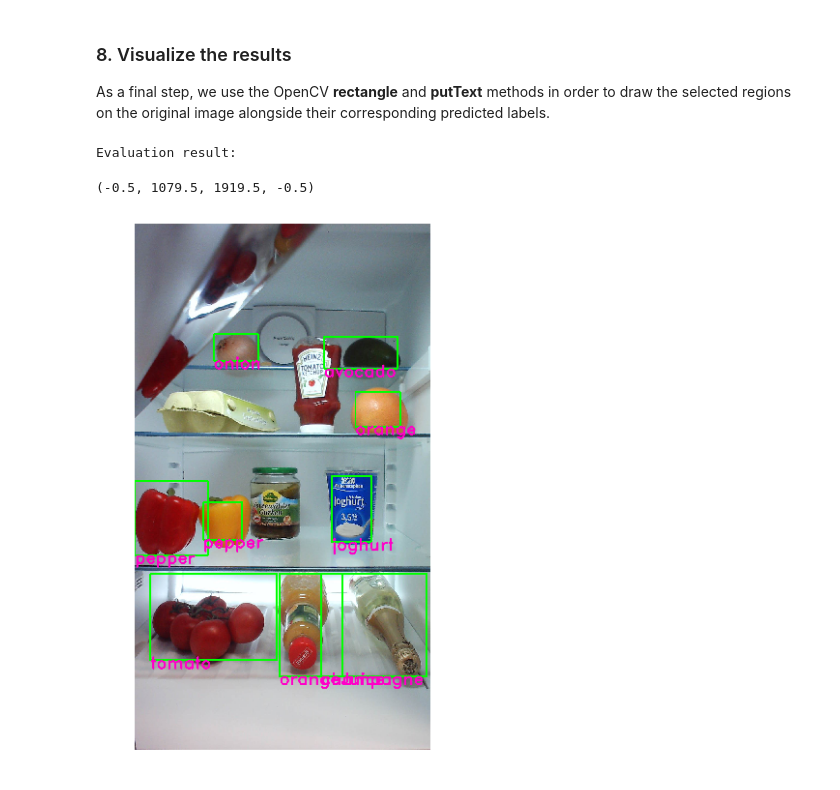
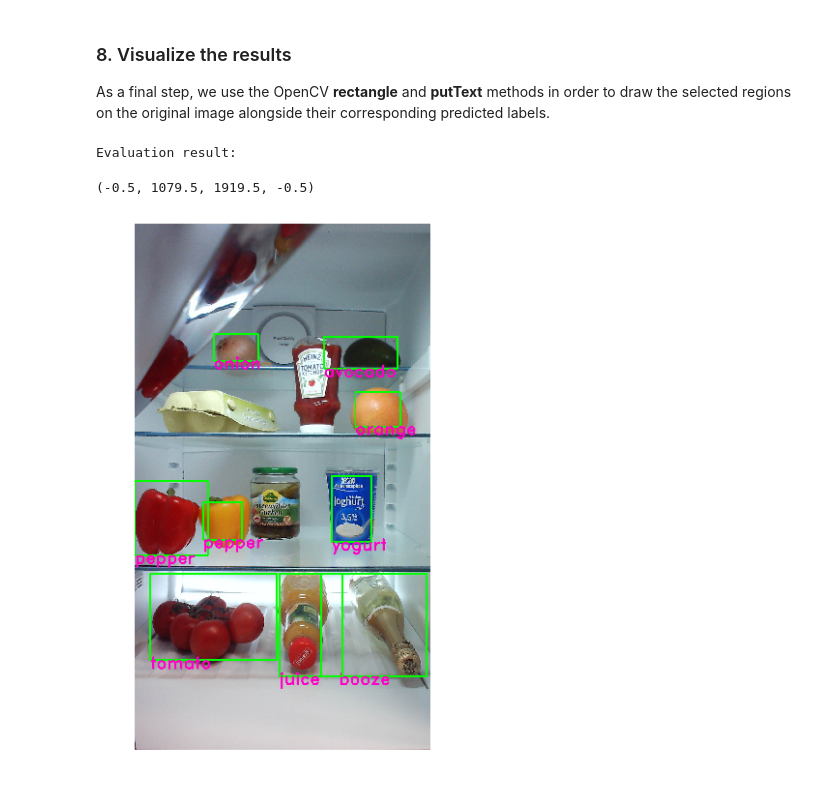
Before and after one commit to CatalystCode/JupyterCon2017, a Jupyter notebook: Retail_ImageClassificationStockkeeping/FindingGroceriesInImages.ipynb, the cells around one changed output. Cells and saved outputs as stored; diff of their text form; code cells hidden in the pictures.

```diff
--- a/Retail_ImageClassificationStockkeeping/FindingGroceriesInImages.ipynb
+++ b/Retail_ImageClassificationStockkeeping/FindingGroceriesInImages.ipynb
@@ -18,9 +20,8 @@ from urllib.request import urlretrieve
 
 # Reset this to your own path if you don't want it going into the current directory
 root_dir = os.path.abspath(os.getcwd())
-model_dir = os.path.join(root_dir, 'Models')
+model_path = os.path.join(root_dir, 'Models', 'FastRCNN.model')
 model_url = 'https://www.cntk.ai/Models/FRCN_Grocery/Fast-RCNN_grocery100.model'
-model_path = os.path.join(model_dir, 'FastRCNN.model')
 if not os.path.exists(model_path):
     print('Downloading model from ' + model_url + ', may take a while...')
     urlretrieve(model_url, model_path)
@@ -235,7 +218,7 @@ args_indices = dict([(arg.name, i) for (i, arg) in enumerate(frcnn_model.argumen
 # prepare the arguments
 arguments = {
     frcnn_model.arguments[args_indices['features']]: [test_img_model_arg],
-    frcnn_model.arguments[args_indices['rois']]: [test_rois],
+    frcnn_model.arguments[args_indices['rois']]: [np.float32(test_rois)],
 }
 
 # run it through the model
@@ -251,7 +234,7 @@ rois_labels_predictions = np.argmax(rois_values, axis=1)
 rois_probs = softmax2D(rois_values)
 
 # print the number of ROIs that were detected as non-background
-print("Number of detections: %d"%np.sum(rois_labels_predictions > 0))
+print("Number of detections: %d" % np.sum(rois_labels_predictions > 0))
 # %% [output]
 Number of detections: 28
 # %% [markdown]
@@ -275,26 +258,26 @@ As a final step, we use the OpenCV **rectangle** and **putText** methods in orde
 # %%
 rois_with_prediction = test_rois[rois_prediction_indices]
 rois_prediction_labels = rois_labels_predictions[rois_prediction_indices]
 rois_predicion_scores = rois_values[rois_prediction_indices]
 original_rois_predictions = original_rois[rois_prediction_indices]
 
 classes = ('__background__',  # always index 0
-           'avocado', 'orange', 'butter', 'champagne', 'eggBox', 'gerkin', 'joghurt', 'ketchup',
-           'orangeJuice', 'onion', 'pepper', 'tomato', 'water', 'milk', 'tabasco', 'mustard')
+           'avocado', 'orange', 'butter', '  booze', 'eggs', 'pickle', 'yogurt', 'ketchup',
+           'juice', 'onion', 'pepper', 'tomato', 'water', 'milk', 'tabasco', 'mustard')
 
 original_img_cpy = original_img.copy()
 
 for roi,label in zip(original_rois_predictions, rois_prediction_labels):
     (x1,y1,x2,y2) = roi
     cv2.rectangle(original_img_cpy, (x1, y1), (x2, y2), (0, 255, 0), 5)
     cv2.putText(original_img_cpy,classes[label],(x1,y2 + 30), cv2.FONT_HERSHEY_DUPLEX, 2,(200,0,255),3,cv2.LINE_AA)
 
 print("Evaluation result:")
 plt.figure(figsize=(10, 10))
 plt.imshow(cv2.cvtColor(original_img_cpy, cv2.COLOR_BGR2RGB), interpolation='nearest')
 
 plt.axis("off")
 # %% [output]
 Evaluation result:
 (-0.5, 1079.5, 1919.5, -0.5)
-[figure, old version]
+[figure, new version]
```
Also changed, not shown: parts of 5 cells of this notebook.
